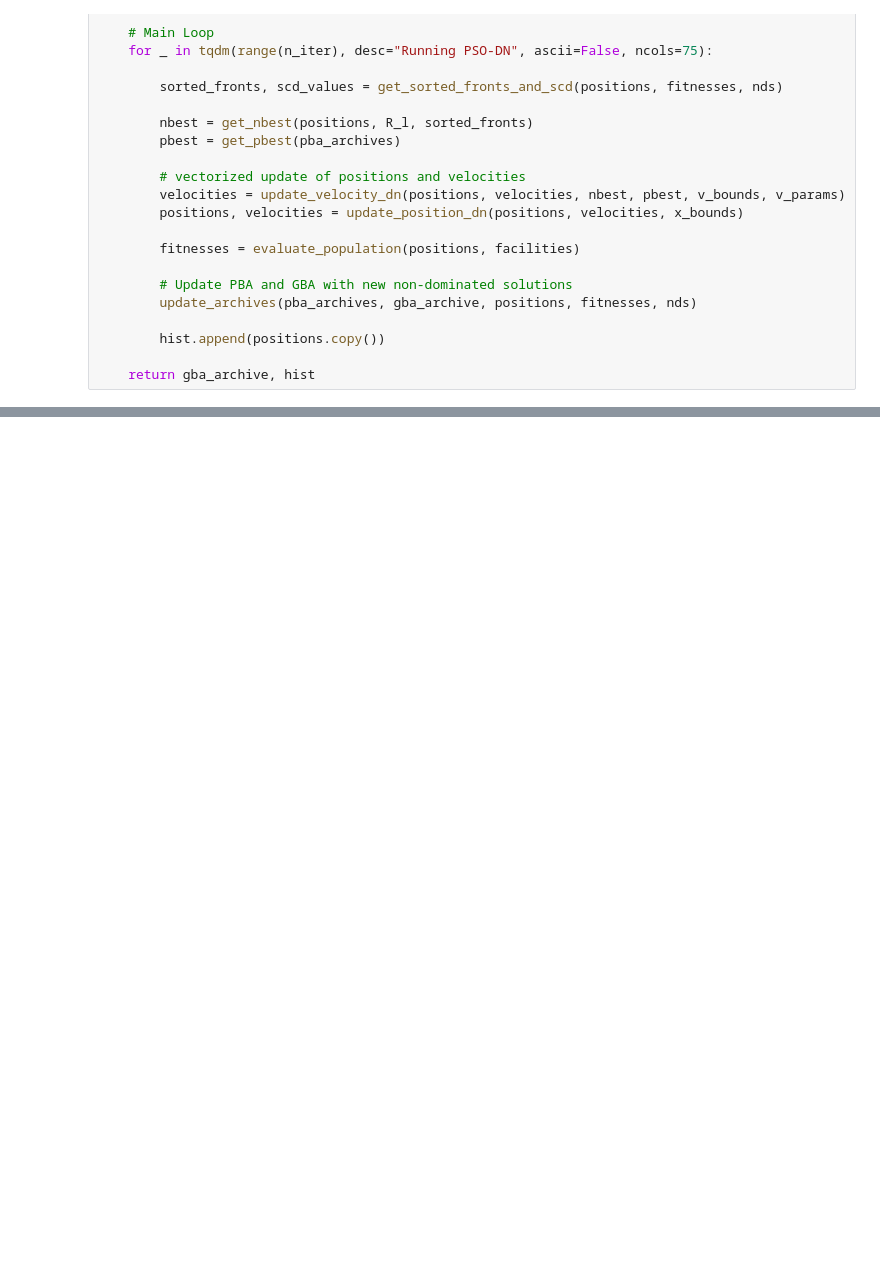
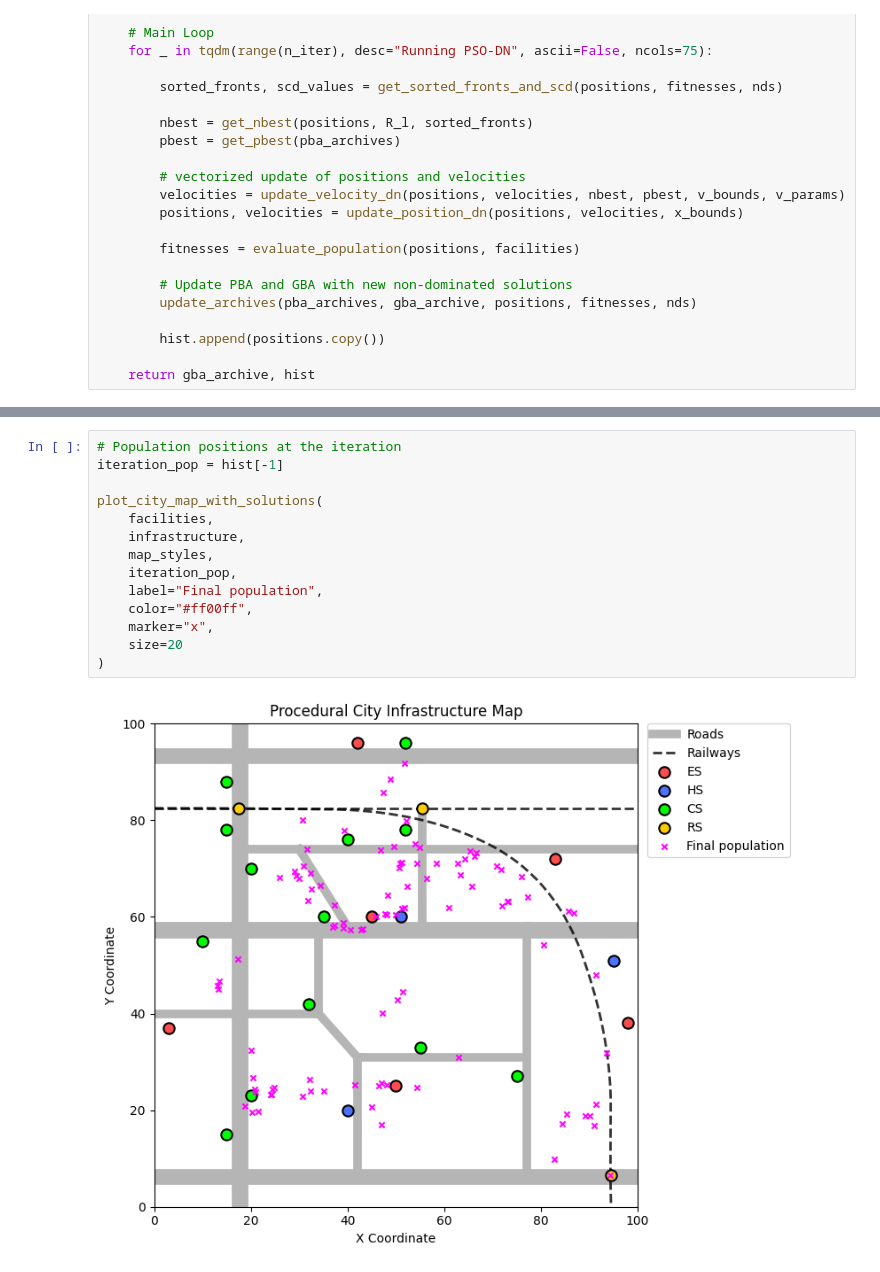
Before and after one commit to silviacalabretta/pso-dn-mmop, a Jupyter notebook: notebook/pso-dn-for-mmop.ipynb, the cells around one changed output, grey strips where cells are left out. Drawn from its saved outputs; the diff is of its cells as text; blank space fills up the shorter version.

```diff
--- a/notebook/pso-dn-for-mmop.ipynb
+++ b/notebook/pso-dn-for-mmop.ipynb
@@ -750,0 +804,16 @@ best, hist = pso_dn(N, x_bounds, v_bounds, n_iter, facilities, R_l, (w, c1, c2))
+# %%
+# Population positions at the iteration
+iteration_pop = hist[-1]
+
+plot_city_map_with_solutions(
+    facilities,
+    infrastructure,
+    map_styles,
+    iteration_pop,
+    label="Final population",
+    color="#ff00ff",
+    marker="x",
+    size=20
+)
+# %% [output]
+[figure, added]
```
Also changed, not shown: parts of 9 cells of this notebook.
